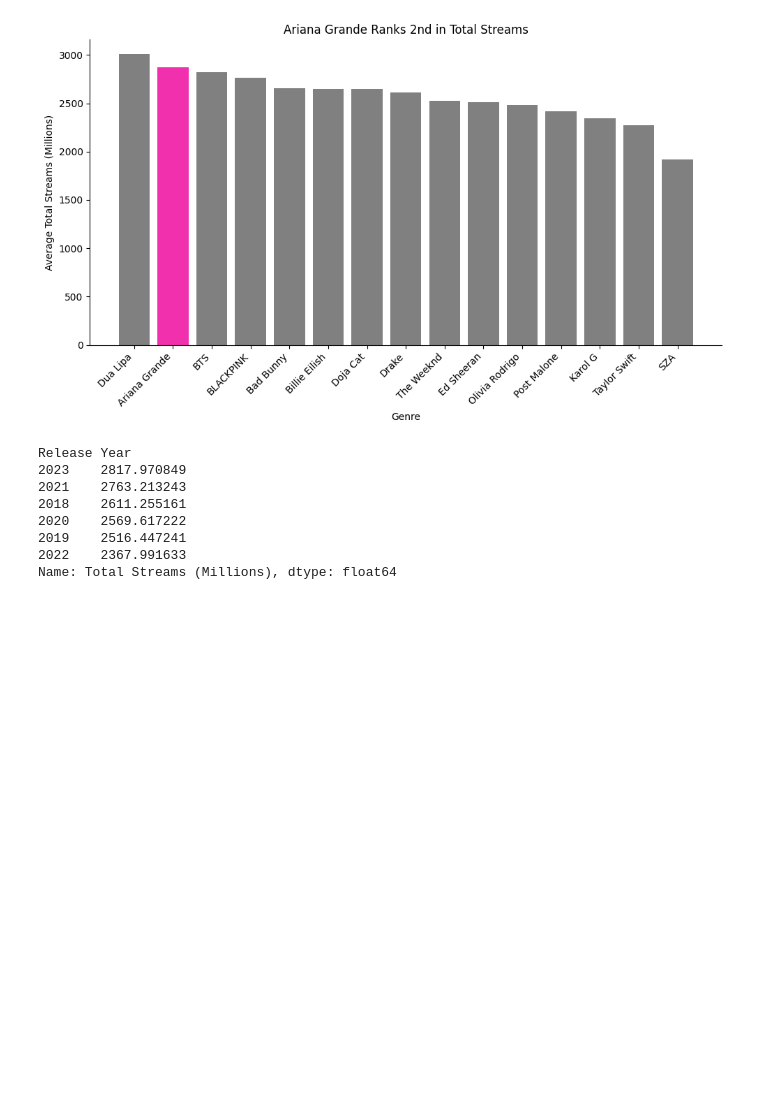
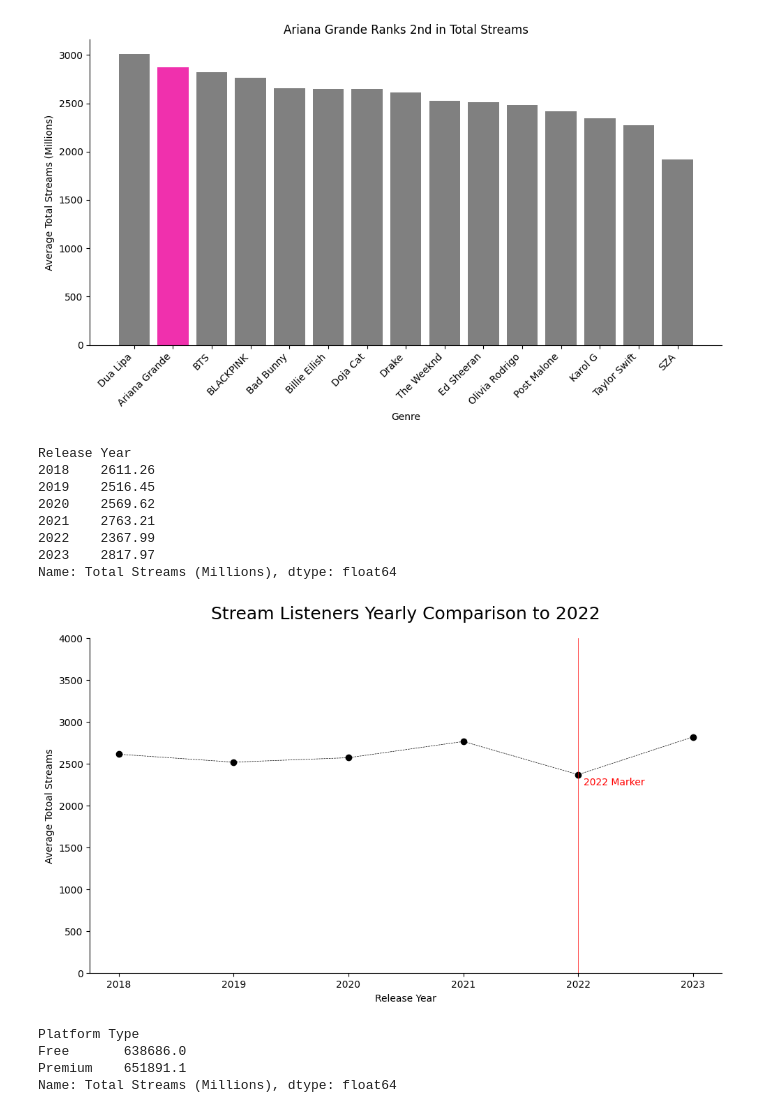
Before and after one commit to laurenmsapp1/learning_plots_laurensapp, a Jupyter notebook: notebooks/visualization.ipynb, the cells around one changed output. Cells and saved outputs as stored; diff of their text form; code cells hidden in the pictures; blank space fills up the shorter version.

```diff
--- a/notebooks/visualization.ipynb
+++ b/notebooks/visualization.ipynb
@@ -152,14 +171,52 @@ plt.show()
 # %% [output]
 [figure]
 # %%
-yearly_avg =  spotify_df.groupby("Release Year")["Total Streams (Millions)"].mean().sort_values(ascending=False)
+yearly_avg =  spotify_df.groupby("Release Year")["Total Streams (Millions)"].mean().round(2)
 yearly_avg
 # %% [output]
 Release Year
-2023    2817.970849
-2021    2763.213243
-2018    2611.255161
-2020    2569.617222
-2019    2516.447241
-2022    2367.991633
+2018    2611.26
+2019    2516.45
+2020    2569.62
+2021    2763.21
+2022    2367.99
+2023    2817.97
 Name: Total Streams (Millions), dtype: float64
+# %%
+plt.figure(figsize=(10,6))
+plt.plot(
+    yearly_avg.index,
+    yearly_avg.values,
+    marker="o",
+    linestyle = "--",
+    color = "black",
+    linewidth = 0.5)
+
+plt.xlabel("Release Year")
+plt.ylabel("Average Totoal Streams")
+plt.title("Stream Listeners Yearly Comparison to 2022", fontsize= 18, pad = 20)
+
+ax = plt.gca()
+ax.spines["top"].set_visible(False)
+ax.spines["right"].set_visible(False)
+
+ax.axvline(2022, color = "red", linewidth = 0.5)
+ax.text(2022+0.05, 2250, "2022 Marker", color = "red", fontsize=10)
+
+plt.ylim(0, 4000)
+
+plt.tight_layout()
+plt.show()
+# %% [output]
+[figure, added]
+# %%
+category = "Platform Type"
+values = "Total Streams (Millions)"
+
+platform_totals = spotify_df.groupby(category)[values].sum().round(1)
+platform_totals
+# %% [output]
+Platform Type
+Free       638686.0
+Premium    651891.1
+Name: Total Streams (Millions), dtype: float64
```
Also changed, not shown: parts of 9 cells of this notebook, 2 other files.
